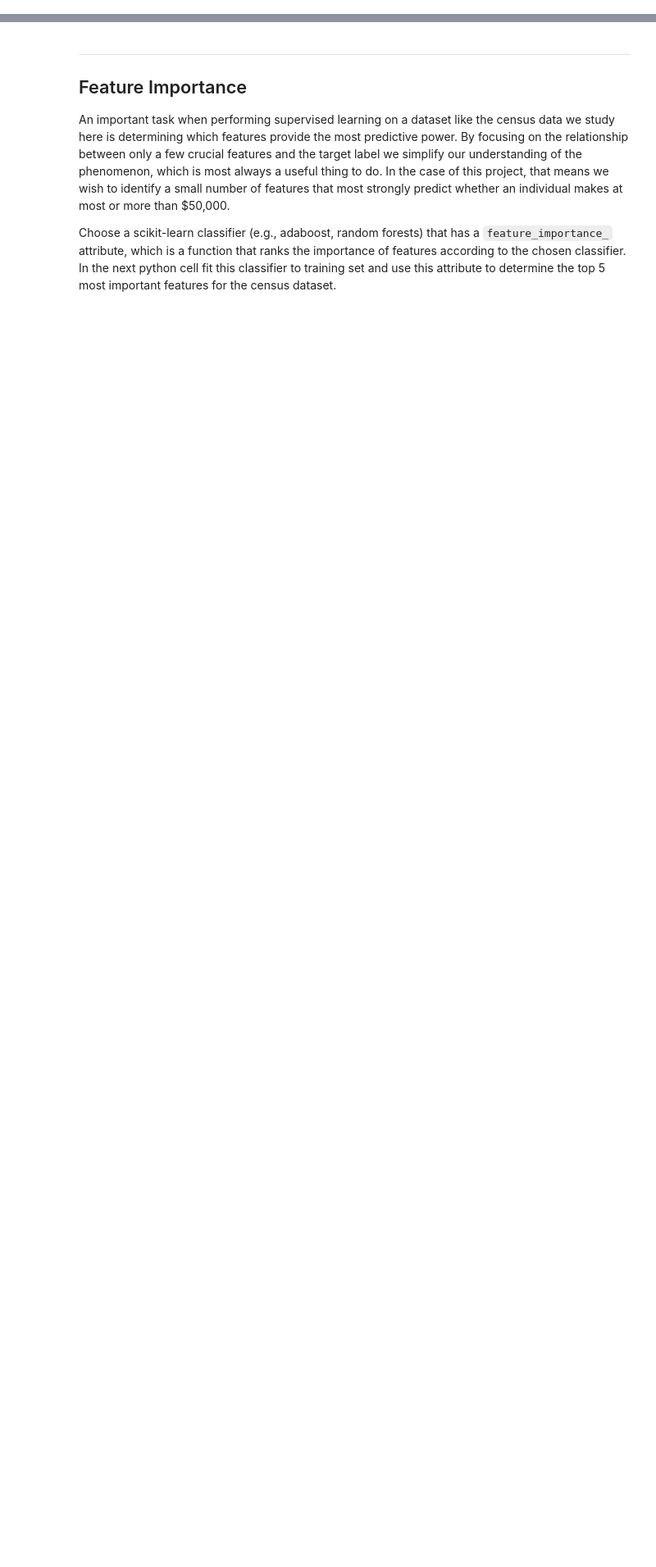
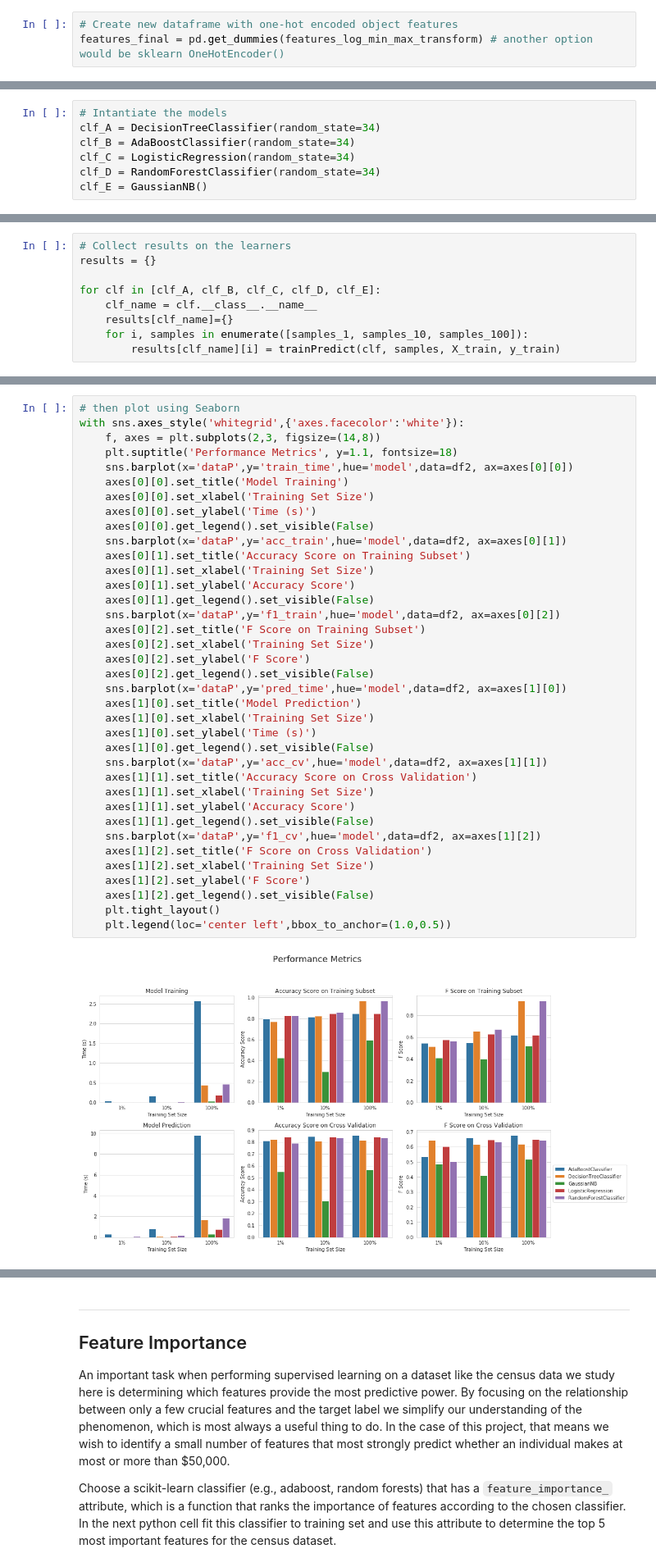
Before and after one commit to bvcmartins/dsndProject1, a Jupyter notebook: finding_donors.ipynb, the cells around one changed output, grey strips where cells are left out. Shown at 82% size. Drawn from its saved outputs; the diff is of its cells as text; blank space fills up the shorter version.

```diff
--- a/finding_donors.ipynb
+++ b/finding_donors.ipynb
@@ -619,0 +205,3 @@ Both scores are less than half the scores obtained using AdaBoost. Therefore, we
+# %%
+# Create new dataframe with one-hot encoded object features
+features_final = pd.get_dummies(features_log_min_max_transform) # another option would be sklearn OneHotEncoder()
@@ -619,0 +344,7 @@ Both scores are less than half the scores obtained using AdaBoost. Therefore, we
+# %%
+# Intantiate the models
+clf_A = DecisionTreeClassifier(random_state=34)
+clf_B = AdaBoostClassifier(random_state=34)
+clf_C = LogisticRegression(random_state=34)
+clf_D = RandomForestClassifier(random_state=34)
+clf_E = GaussianNB()
@@ -619,0 +359,9 @@ Both scores are less than half the scores obtained using AdaBoost. Therefore, we
+# %%
+# Collect results on the learners
+results = {}
+
+for clf in [clf_A, clf_B, clf_C, clf_D, clf_E]:
+    clf_name = clf.__class__.__name__
+    results[clf_name]={}
+    for i, samples in enumerate([samples_1, samples_10, samples_100]):
+        results[clf_name][i] = trainPredict(clf, samples, X_train, y_train)
@@ -619,0 +393,39 @@ Both scores are less than half the scores obtained using AdaBoost. Therefore, we
+# %%
+# then plot using Seaborn
+with sns.axes_style('whitegrid',{'axes.facecolor':'white'}):
+    f, axes = plt.subplots(2,3, figsize=(14,8))
+    plt.suptitle('Performance Metrics', y=1.1, fontsize=18)
+    sns.barplot(x='dataP',y='train_time',hue='model',data=df2, ax=axes[0][0])
+    axes[0][0].set_title('Model Training')
+    axes[0][0].set_xlabel('Training Set Size')
+    axes[0][0].set_ylabel('Time (s)')
+    axes[0][0].get_legend().set_visible(False)
+    sns.barplot(x='dataP',y='acc_train',hue='model',data=df2, ax=axes[0][1])
+    axes[0][1].set_title('Accuracy Score on Training Subset')
+    axes[0][1].set_xlabel('Training Set Size')
+    axes[0][1].set_ylabel('Accuracy Score')
+    axes[0][1].get_legend().set_visible(False)
+    sns.barplot(x='dataP',y='f1_train',hue='model',data=df2, ax=axes[0][2])
+    axes[0][2].set_title('F Score on Training Subset')
+    axes[0][2].set_xlabel('Training Set Size')
+    axes[0][2].set_ylabel('F Score')
+    axes[0][2].get_legend().set_visible(False)
+    sns.barplot(x='dataP',y='pred_time',hue='model',data=df2, ax=axes[1][0])
+    axes[1][0].set_title('Model Prediction')
+    axes[1][0].set_xlabel('Training Set Size')
+    axes[1][0].set_ylabel('Time (s)')
+    axes[1][0].get_legend().set_visible(False)
+    sns.barplot(x='dataP',y='acc_cv',hue='model',data=df2, ax=axes[1][1])
+    axes[1][1].set_title('Accuracy Score on Cross Validation')
+    axes[1][1].set_xlabel('Training Set Size')
+    axes[1][1].set_ylabel('Accuracy Score')
+    axes[1][1].get_legend().set_visible(False)
+    sns.barplot(x='dataP',y='f1_cv',hue='model',data=df2, ax=axes[1][2])
+    axes[1][2].set_title('F Score on Cross Validation')
+    axes[1][2].set_xlabel('Training Set Size')
+    axes[1][2].set_ylabel('F Score')
+    axes[1][2].get_legend().set_visible(False)
+    plt.tight_layout()
+    plt.legend(loc='center left',bbox_to_anchor=(1.0,0.5))
+# %% [output]
+[figure, added]
```
Also changed, not shown: parts of 251 cells of this notebook.
